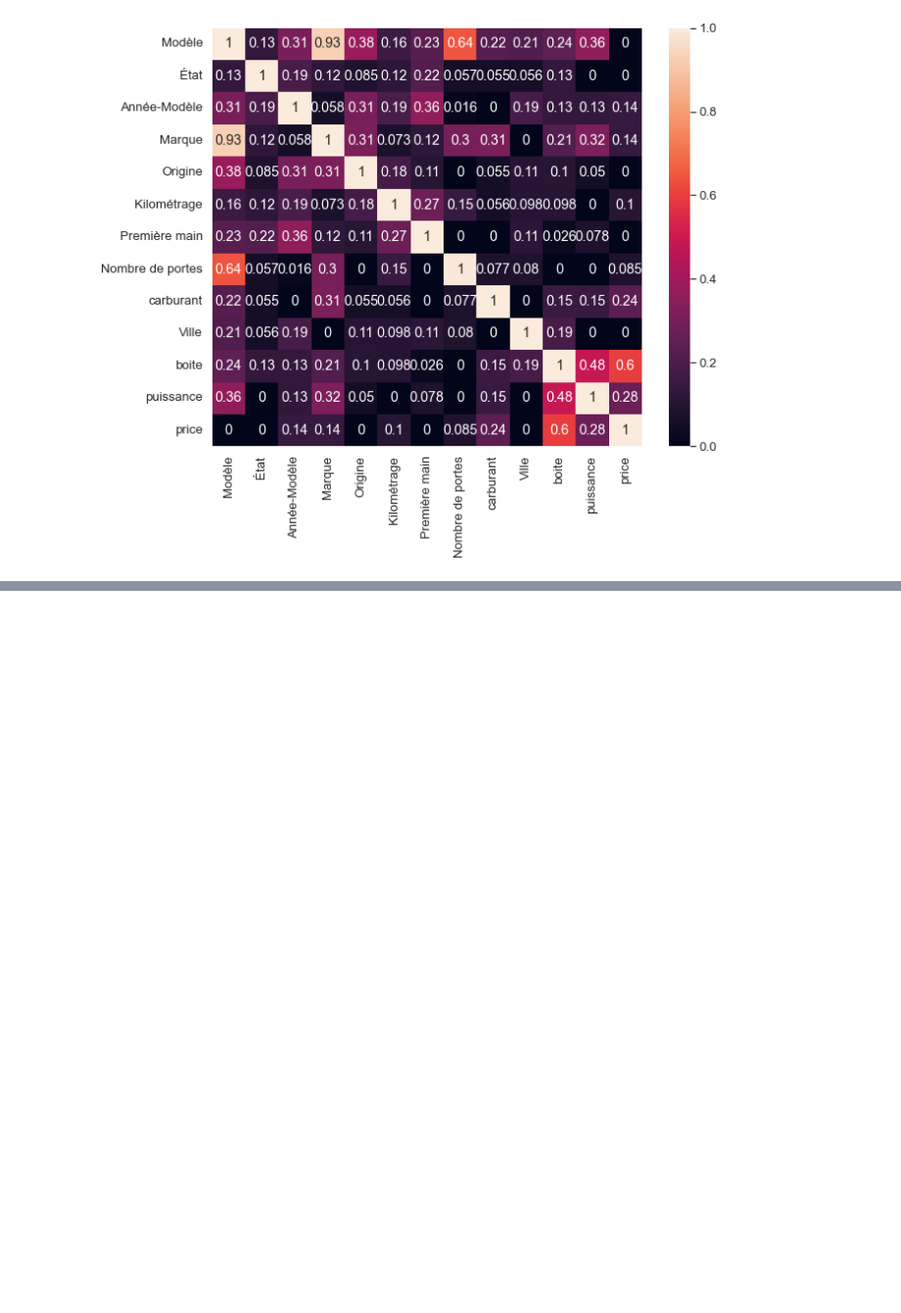
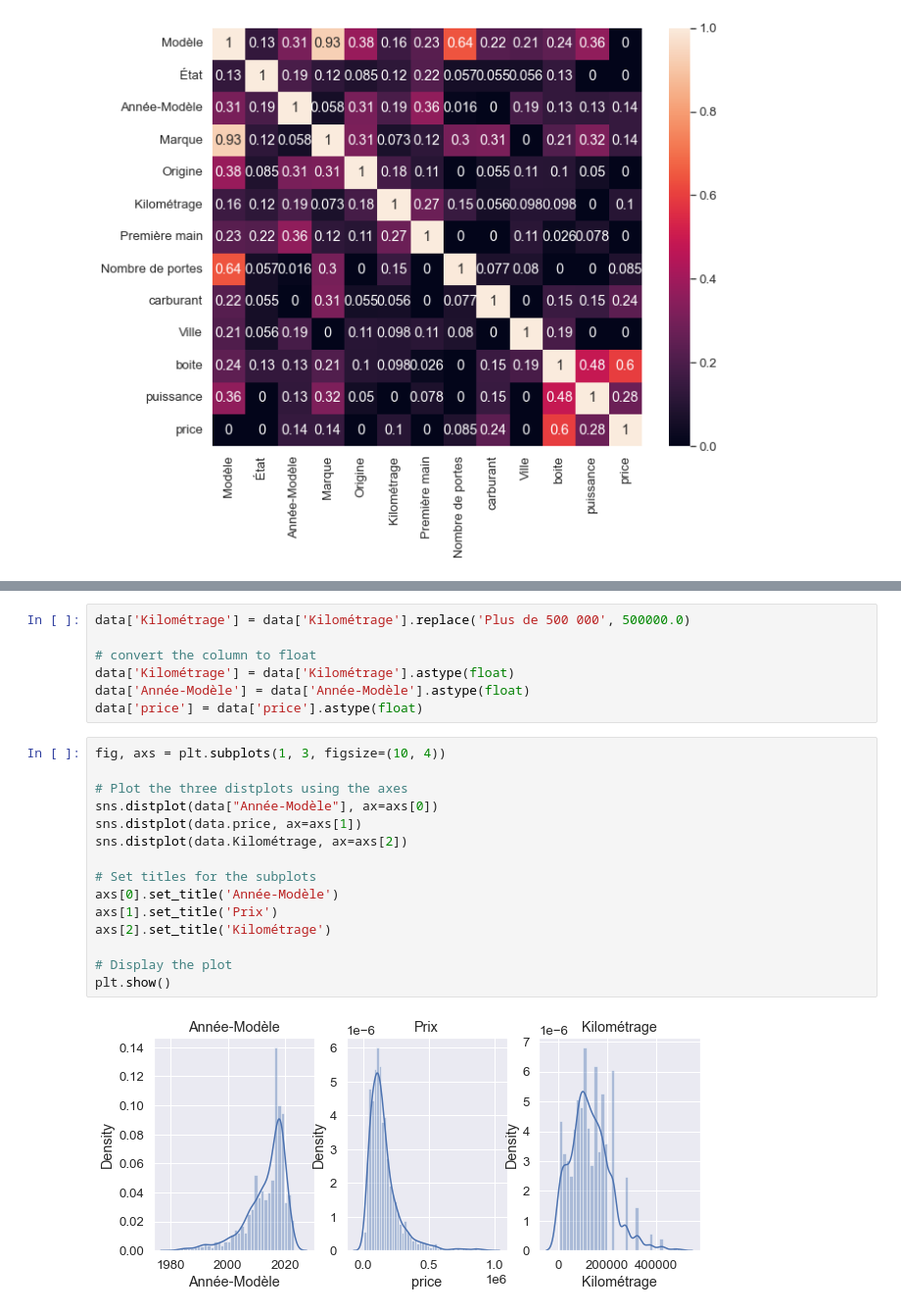
Before and after one commit to joyboy129/statistiques, a Jupyter notebook: 2ndpart.ipynb, the cells around one changed output, grey strips where cells are left out. Shown at 98% size. Saved outputs shown, nothing was run; the diff lists cells and outputs as text; blank space fills up the shorter version.

```diff
--- a/2ndpart.ipynb
+++ b/2ndpart.ipynb
@@ -73,0 +71,24 @@ plt.show()
+# %%
+data['Kilométrage'] = data['Kilométrage'].replace('Plus de 500 000', 500000.0)
+
+# convert the column to float
+data['Kilométrage'] = data['Kilométrage'].astype(float)
+data['Année-Modèle'] = data['Année-Modèle'].astype(float)
+data['price'] = data['price'].astype(float)
+# %%
+fig, axs = plt.subplots(1, 3, figsize=(10, 4))
+
+# Plot the three distplots using the axes
+sns.distplot(data["Année-Modèle"], ax=axs[0])
+sns.distplot(data.price, ax=axs[1])
+sns.distplot(data.Kilométrage, ax=axs[2])
+
+# Set titles for the subplots
+axs[0].set_title('Année-Modèle')
+axs[1].set_title('Prix')
+axs[2].set_title('Kilométrage')
+
+# Display the plot
+plt.show()
+# %% [output]
+[figure, added]
```
Also changed, not shown: parts of 32 cells of this notebook, 1 other file.
